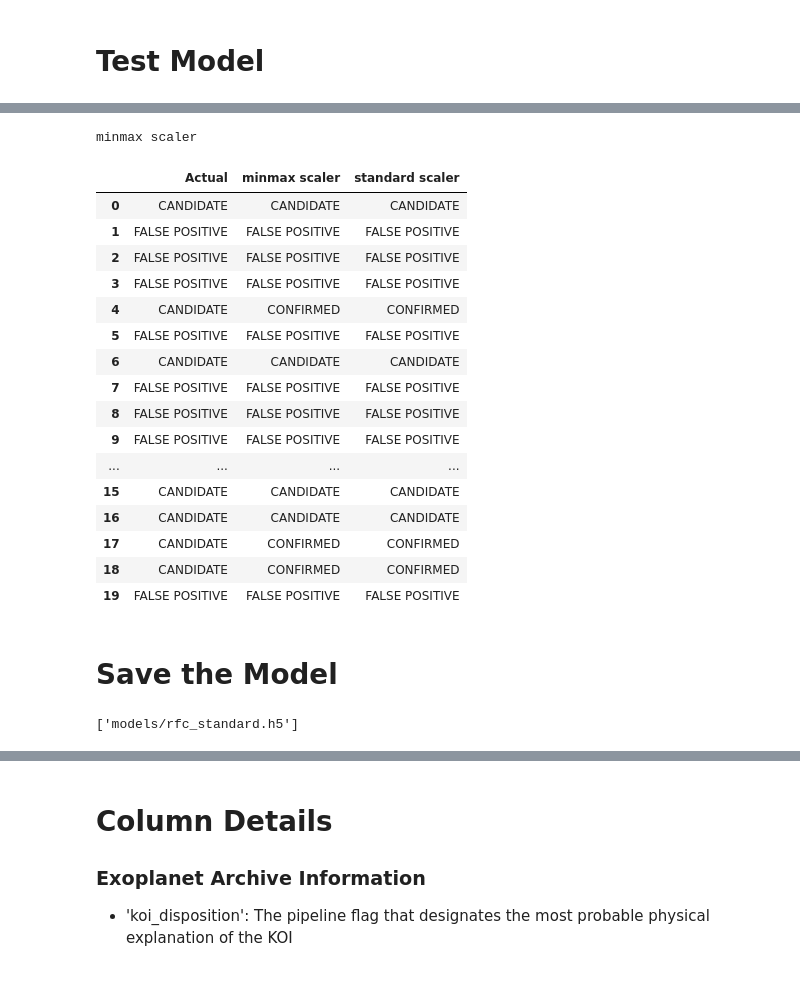
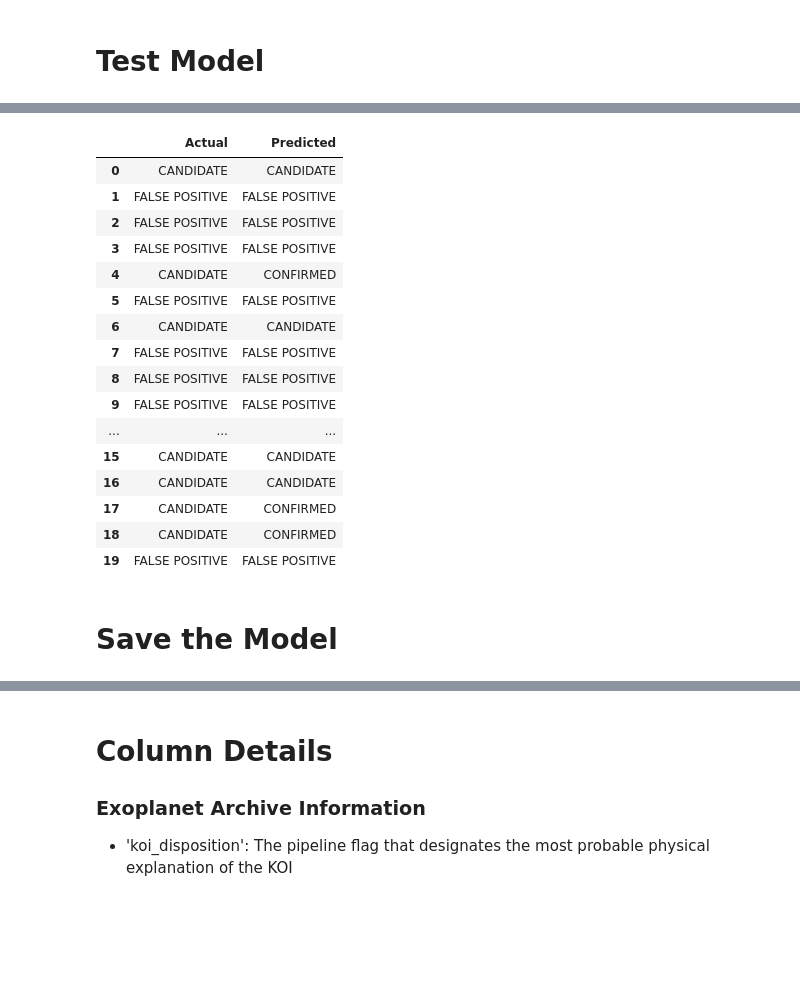
Before and after one commit to hanesy/machine-learning-challenge, a Jupyter notebook: Forests_Model.ipynb, the cells around one changed output, grey strips where cells are left out. Drawn from its saved outputs; the diff is of its cells as text; code cells hidden in the pictures; blank space fills up the shorter version.

```diff
--- a/Forests_Model.ipynb
+++ b/Forests_Model.ipynb
@@ -115,0 +88,3 @@ RandomForestClassifier(bootstrap=True, ccp_alpha=0.0, class_weight=None,
+# %%
+rfc = RandomForestClassifier()
+rfc.fit(X_train_sn, y_train)
@@ -169,15 +129,11 @@ param_grid = {
     "min_samples_leaf": [1, 2, 5, 10]
 }
 
-rfc_minmax_search = RandomForestClassifier()
-rfc_grid_minmax = GridSearchCV(estimator=rfc_minmax_search, param_grid=param_grid, cv= 5, verbose = 2)
-
-rfc_standard_search = RandomForestClassifier()
-rfc_grid_standard = GridSearchCV(estimator=rfc_standard_search, param_grid=param_grid, cv= 5, verbose = 2)
+rfc_search = RandomForestClassifier()
+rfc_grid = GridSearchCV(estimator=rfc_search, param_grid=param_grid, cv= 5, verbose = 2)
 # %%
 # Train the model with GridSearch
-best_rfc_model_minmax = rfc_grid_minmax.fit(X_train_minmax_scaled, y_train)
-best_rfc_model_standard = rfc_grid_standard.fit(X_train_standard_scaled, y_train)
+best_rfc_model= rfc_grid.fit(X_train_sn, y_train)
 # %% [output]
 Fitting 5 folds for each of 100 candidates, totalling 500 fits
 [CV] max_depth=5, min_samples_leaf=1, min_samples_split=2, n_estimators=200
@@ -256,17 +177,9 @@ Standard best params: {'max_depth': 30, 'min_samples_leaf': 1, 'min_samples_spli
 # %% [markdown]
 # Test Model
 # %%
-print(f"Minmax Training Data Score: {best_rfc_model_minmax.score(X_train_minmax_scaled, y_train)}")
-print(f"Minmax Testing Data Score: {best_rfc_model_minmax.score(X_test_minmax_scaled, y_test)}")
+print(f"Minmax Training Data Score: {best_rfc_model.score(X_train_sn, y_train)}")
+print(f"Minmax Testing Data Score: {best_rfc_model.score(X_test_sn, y_test)}")
 
-minmax_predictions = best_rfc_model_minmax.predict(X_test_minmax_scaled)
-print(classification_report(y_test, minmax_predictions))
-
-print ("---")
-
-print(f"Standard Training Data Score: {best_rfc_model_standard.score(X_train_standard_scaled, y_train)}")
-print(f"Standard Testing Data Score: {best_rfc_model_standard.score(X_test_standard_scaled, y_test)}")
-
-standard_predictions = best_rfc_model_standard.predict(X_test_standard_scaled)
-print(classification_report(y_test, standard_predictions))
+predictions_best = best_rfc_model.predict(X_test_sn)
+print(classification_report(y_test, predictions_best))
 # %% [output]
@@ -290,35 +197,25 @@ FALSE POSITIVE       0.98      1.00      0.99       876
 # %%
 # see how it compares
-minmax_predicted = minmax_predictions[:20]
-standard_predicted = standard_predictions[:20]
+predicted = predictions_best[:20]
 actual = y_test["koi_disposition"][:20].tolist()
-pd.DataFrame({"Actual": actual, "minmax scaler": minmax_predicted, "standard scaler": standard_predicted}).reset_index(drop=True)
+pd.DataFrame({"Actual": actual, "Predicted": predicted}).reset_index(drop=True)
 # %% [output]
-minmax scaler
-|  | Actual | minmax scaler | standard scaler |
-| 0 | CANDIDATE | CANDIDATE | CANDIDATE |
-| 1 | FALSE POSITIVE | FALSE POSITIVE | FALSE POSITIVE |
-| 2 | FALSE POSITIVE | FALSE POSITIVE | FALSE POSITIVE |
-| 3 | FALSE POSITIVE | FALSE POSITIVE | FALSE POSITIVE |
-| 4 | CANDIDATE | CONFIRMED | CONFIRMED |
-| 5 | FALSE POSITIVE | FALSE POSITIVE | FALSE POSITIVE |
-| 6 | CANDIDATE | CANDIDATE | CANDIDATE |
-| 7 | FALSE POSITIVE | FALSE POSITIVE | FALSE POSITIVE |
-| 8 | FALSE POSITIVE | FALSE POSITIVE | FALSE POSITIVE |
-| 9 | FALSE POSITIVE | FALSE POSITIVE | FALSE POSITIVE |
-| ... | ... | ... | ... |
-| 15 | CANDIDATE | CANDIDATE | CANDIDATE |
-| 16 | CANDIDATE | CANDIDATE | CANDIDATE |
-| 17 | CANDIDATE | CONFIRMED | CONFIRMED |
-| 18 | CANDIDATE | CONFIRMED | CONFIRMED |
-| 19 | FALSE POSITIVE | FALSE POSITIVE | FALSE POSITIVE |
+|  | Actual | Predicted |
+| 0 | CANDIDATE | CANDIDATE |
+| 1 | FALSE POSITIVE | FALSE POSITIVE |
+| 2 | FALSE POSITIVE | FALSE POSITIVE |
+| 3 | FALSE POSITIVE | FALSE POSITIVE |
+| 4 | CANDIDATE | CONFIRMED |
+| 5 | FALSE POSITIVE | FALSE POSITIVE |
+| 6 | CANDIDATE | CANDIDATE |
+| 7 | FALSE POSITIVE | FALSE POSITIVE |
+| 8 | FALSE POSITIVE | FALSE POSITIVE |
+| 9 | FALSE POSITIVE | FALSE POSITIVE |
+| ... | ... | ... |
+| 15 | CANDIDATE | CANDIDATE |
+| 16 | CANDIDATE | CANDIDATE |
+| 17 | CANDIDATE | CONFIRMED |
+| 18 | CANDIDATE | CONFIRMED |
+| 19 | FALSE POSITIVE | FALSE POSITIVE |
 # %% [markdown]
 # Save the Model
-# %%
-minmax_rfc = 'models/rfc_minmax.h5'
-joblib.dump(best_rfc_model_minmax, minmax_rfc)
-
-standard_rfc = 'models/rfc_standard.h5'
-joblib.dump(best_rfc_model_standard, standard_rfc)
-# %% [output]
-['models/rfc_standard.h5']
```
Also changed, not shown: parts of 14 cells of this notebook, 17 other files.
